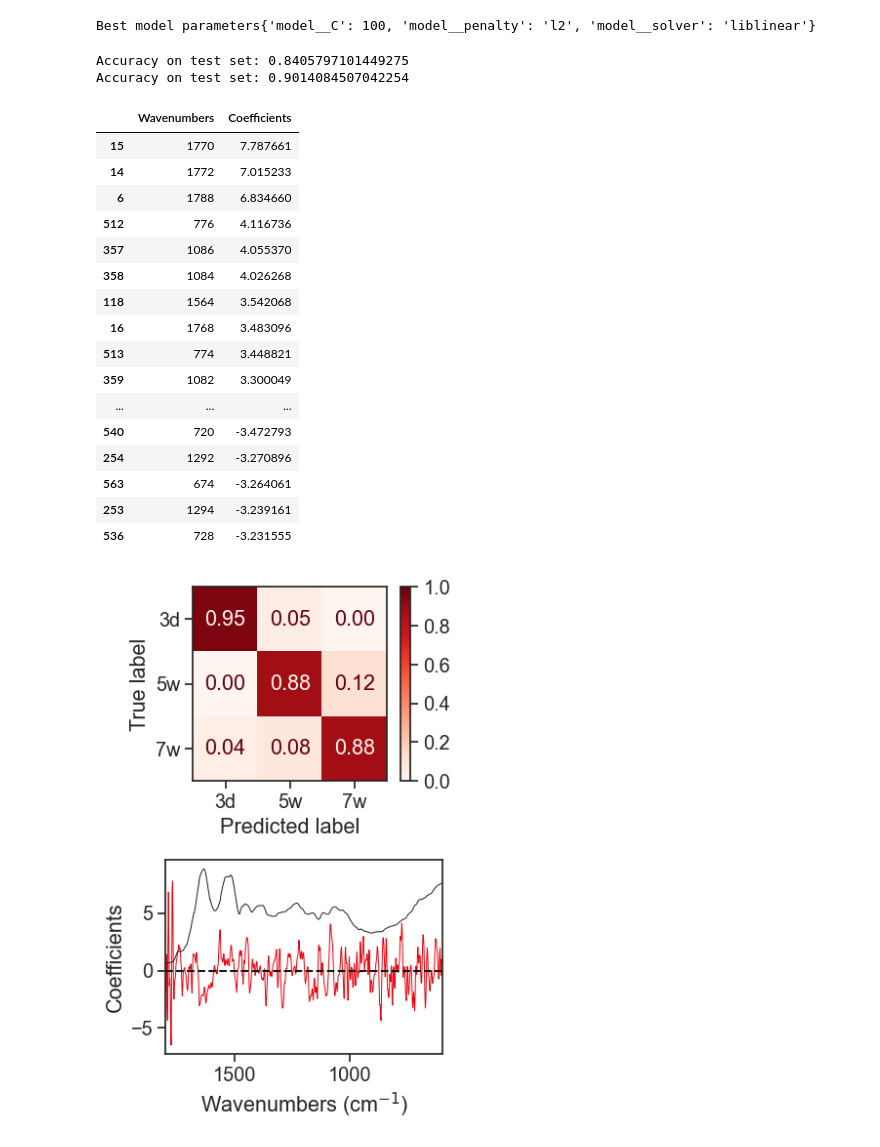
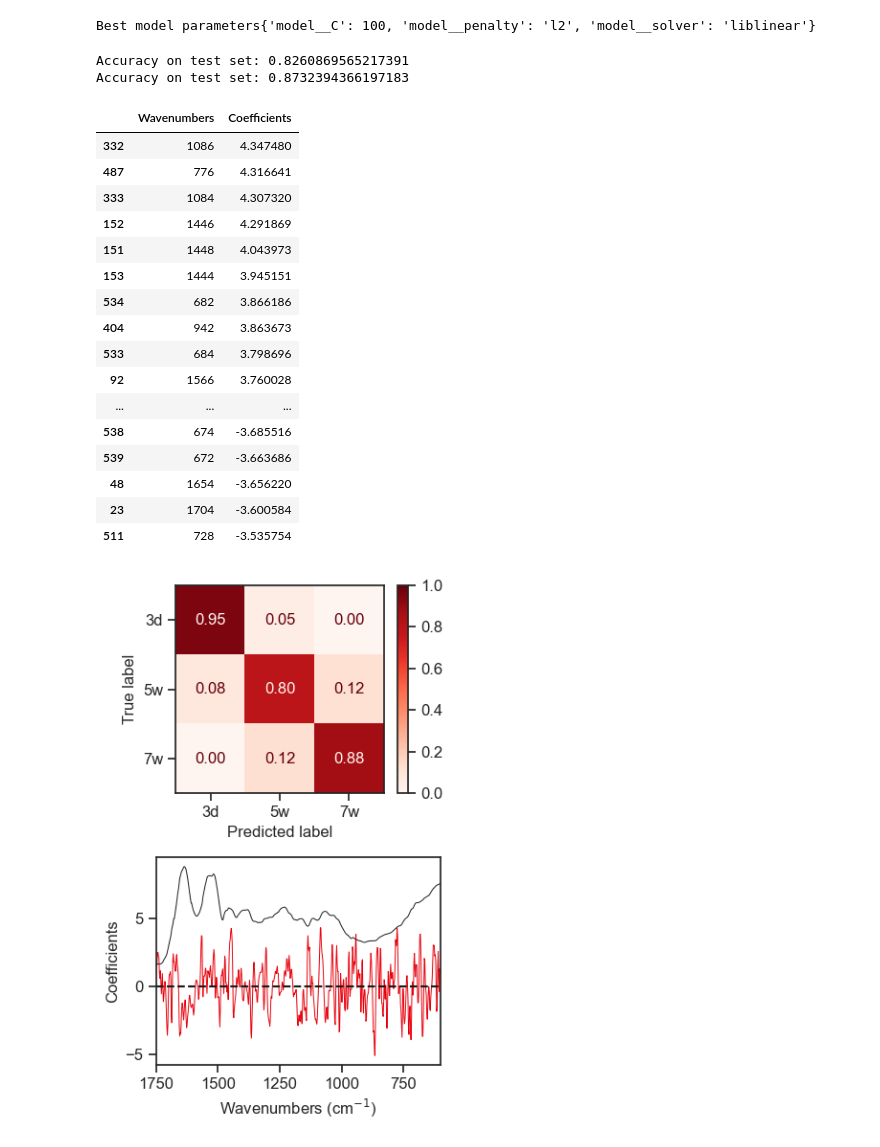
Before and after one commit to maurocolapso/Pazmino_TsetseMIRS_2023, a Jupyter notebook: notebooks/age_prediction_females_informative copy.ipynb, the cells around one changed output. Drawn from its saved outputs; the diff is of its cells as text; code cells hidden in the pictures.

```diff
--- a/notebooks/age_prediction_females_informative copy.ipynb
+++ b/notebooks/age_prediction_females_informative copy.ipynb
@@ -71,10 +71,10 @@ tsetse_females_head_copy = tsetse_females_head.copy()
 # %% [markdown]
 ## Age prediction females
 # %%
-X_thorax = tsetse_females_thorax.loc[:,"1800":"602"]
+X_thorax = tsetse_females_thorax.loc[:,"1750":"602"]
 y_thorax = tsetse_females_thorax.loc[:,"Age"]
 
-X_head = tsetse_females_head.loc[:,"1800":"602"]
+X_head = tsetse_females_head.loc[:,"1750":"602"]
 y_head = tsetse_females_head.loc[:,"Age"]
 # %%
 waveNumslist_reduced = X_thorax.columns.values.tolist()
@@ -135,8 +135,8 @@ accuracy_thorax = accuracy_score(y_th_test, y_thorax_pred)
 print(f"Accuracy on test set: {accuracy_head}")
 print(f"Accuracy on test set: {accuracy_thorax}")
 # %% [output]
-Accuracy on test set: 0.8405797101449275
-Accuracy on test set: 0.9014084507042254
+Accuracy on test set: 0.8260869565217391
+Accuracy on test set: 0.8732394366197183
 # %%
 report_head = classification_report(y_hd_test, y_head_pred, output_dict=True)
 report_head = pd.DataFrame(report_head).transpose()
@@ -157,50 +157,57 @@ topwavenumbers = variable_importance_df(wavenumbers_reduced,best_mdoel_thorax)
 topwavenumbers
 # %% [output]
 |  | Wavenumbers | Coefficients |
-| 15 | 1770 | 7.787661 |
-| 14 | 1772 | 7.015233 |
-| 6 | 1788 | 6.834660 |
-| 512 | 776 | 4.116736 |
-| 357 | 1086 | 4.055370 |
-| 358 | 1084 | 4.026268 |
-| 118 | 1564 | 3.542068 |
-| 16 | 1768 | 3.483096 |
-| 513 | 774 | 3.448821 |
-| 359 | 1082 | 3.300049 |
+| 332 | 1086 | 4.347480 |
+| 487 | 776 | 4.316641 |
+| 333 | 1084 | 4.307320 |
+| 152 | 1446 | 4.291869 |
+| 151 | 1448 | 4.043973 |
+| 153 | 1444 | 3.945151 |
+| 534 | 682 | 3.866186 |
+| 404 | 942 | 3.863673 |
+| 533 | 684 | 3.798696 |
+| 92 | 1566 | 3.760028 |
 | ... | ... | ... |
-| 540 | 720 | -3.472793 |
-| 254 | 1292 | -3.270896 |
-| 563 | 674 | -3.264061 |
-| 253 | 1294 | -3.239161 |
-| 536 | 728 | -3.231555 |
+| 538 | 674 | -3.685516 |
+| 539 | 672 | -3.663686 |
+| 48 | 1654 | -3.656220 |
+| 23 | 1704 | -3.600584 |
+| 511 | 728 | -3.535754 |
 # %%
 # final plot
 # coefficients and confusion matrix for thorax
 
-sn.set(font_scale=1.3)
+rc={'font.size': 12,
+    "font.family":"Arial",
+    "axes.labelsize":12,
+    'xtick.labelsize':12,
+    'ytick.labelsize':12}
+
 sn.set_style("ticks")
+sn.set_context('notebook', rc=rc)
 sn.set_palette('bright', color_codes=True)
+
 
 fig, (ax, ax2) = plt.subplots(2,1, figsize=(4,6), tight_layout=True)
 
 disp = ConfusionMatrixDisplay.from_predictions(y_th_test,y_thorax_pred,display_labels=pipe_thorax.classes_, normalize='true', values_format='.2f', cmap=plt.cm.Reds, ax=ax, im_kw={'vmin':0, 'vmax':1})
 
 
 sn.lineplot(x=wavenumbers_reduced, y=best_mdoel_thorax['model'].coef_[0],ax=ax2, color='r', linewidth=0.7)
 sn.lineplot(x=wavenumbers_reduced, y=(np.mean(X_thorax ,axis=0)*30), ax=ax2, color='k', linewidth=0.7)
 
-ax2.set_xlim(1800,600)
+ax2.set_xlim(1750,600)
 ax2.axhline(0, ls='--', color='k')
 ax2.set_xlabel("Wavenumbers (cm$^{-1}$)")
 ax2.set_ylabel("Coefficients")
 
 
 #for i in range(0, 20):
  #   ax2.axvline(topwavenumbers.iloc[i,0], color='r', alpha=0.5)
 
-plt.savefig("../results/plots/Fig5_age_females_head_informative.png", dpi=900)
+plt.savefig("../results/plots/Fig5_age_females_head_informative.tiff", dpi=300)
 # %% [output]
-[figure, old version]
+[figure, new version]
 # %%
 # training plots
 # confucion matrix for the head
```
Also changed, not shown: parts of 5 cells of this notebook, 29 other files.
